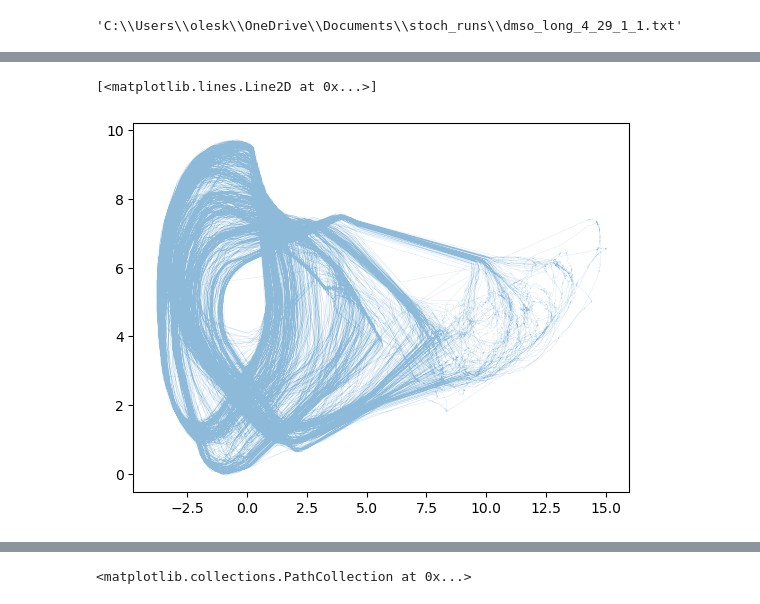
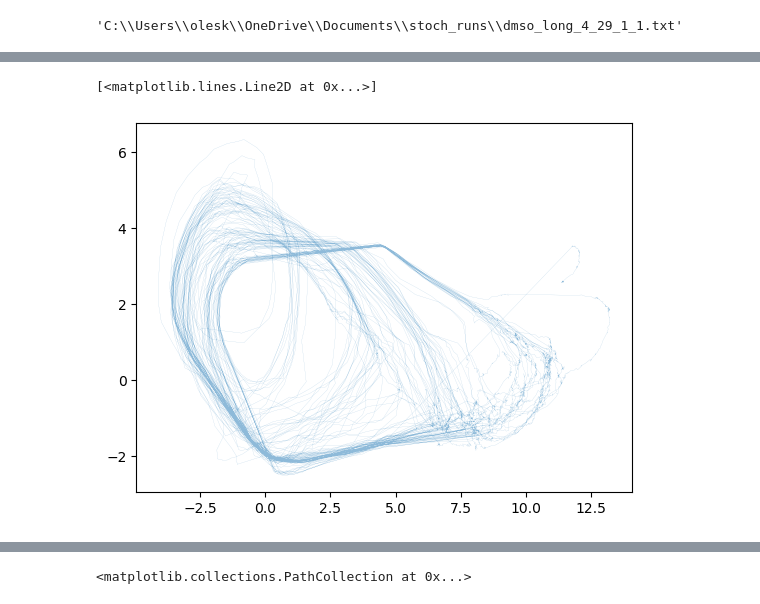
Before and after one commit to QuLab-VU/ECM_cell_cycle_model, a Jupyter notebook: umap_window/createReducerandPlot.ipynb, the cells around one changed output, grey strips where cells are left out. Drawn from its saved outputs; the diff is of its cells as text; code cells hidden in the pictures.

```diff
--- a/umap_window/createReducerandPlot.ipynb
+++ b/umap_window/createReducerandPlot.ipynb
@@ -171,6 +165,6 @@ plt.plot(embedding_all_prot[3*4996:4*4996,0], embedding_all_prot[3*4996:4*4996,1
-# %%
-fig = plt.figure()
-plt.plot(embedding_all_prot[:,0], embedding_all_prot[:,1], lw=0.1, alpha=0.5)
-# %% [output]
-[<matplotlib.lines.Line2D at 0x...>]
-[figure, removed]
+# %%
+fig = plt.figure()
+plt.plot(embedding_all_prot[4*9991:5*9991,0], embedding_all_prot[4*9991:5*9991,1], lw=0.1, alpha=0.5)
+# %% [output]
+[<matplotlib.lines.Line2D at 0x...>]
+[figure, added]
```
Also changed, not shown: parts of 10 cells of this notebook, 15 other files.
